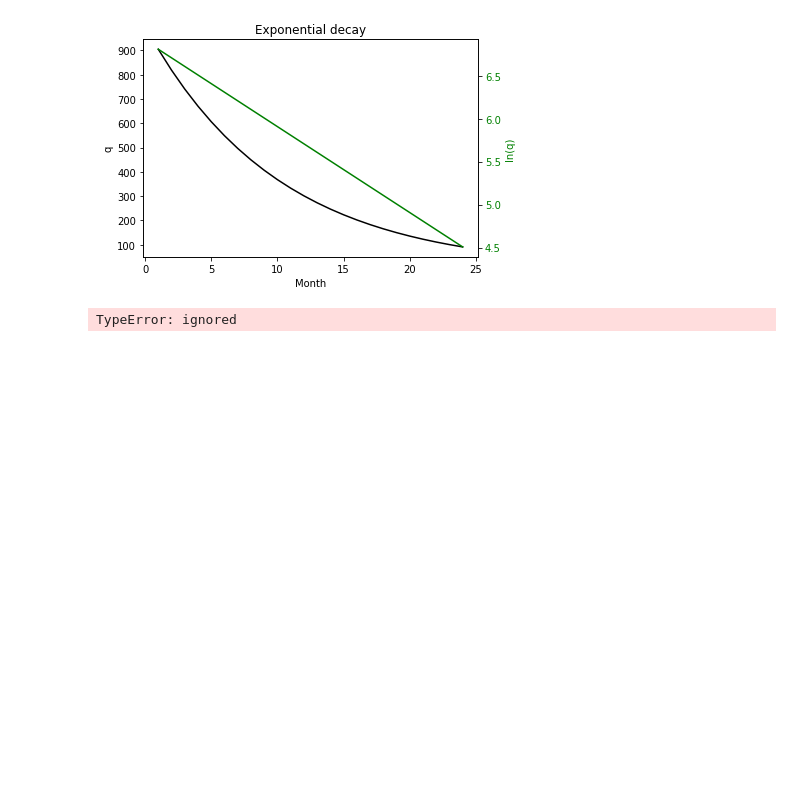
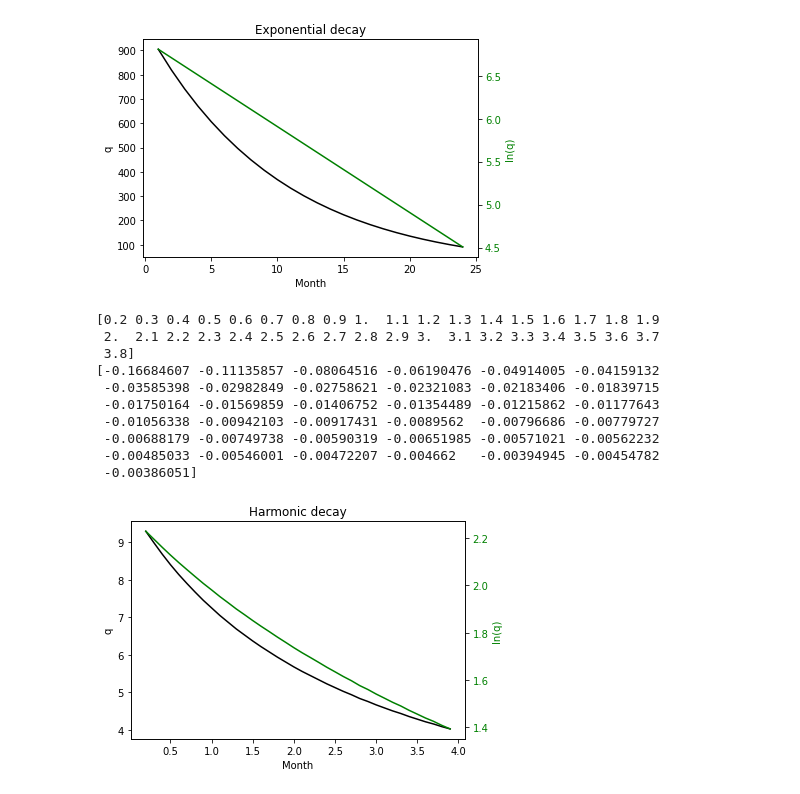
Before and after one commit to mm002a/JupyterNotebooks-V0.0, a Jupyter notebook: DeclineCurves.ipynb, the cells around one changed output. Saved outputs shown, nothing was run; the diff lists cells and outputs as text; code cells hidden in the pictures; blank space fills up the shorter version.

```diff
--- a/DeclineCurves.ipynb
+++ b/DeclineCurves.ipynb
@@ -88,37 +88,60 @@ q:  [904.84, 818.73, 740.82, 670.32, 606.53, 548.81, 496.59, 449.33, 406.57, 367
 # %%
 import numpy as np
 import matplotlib.pyplot as plt
 from array import array
 #Harmonic decay Table 8-2 from https://faculty.ksu.edu.sa/sites/default/files/Production Decline Analysis.pdf
-q = [9.29, 0.30, 8.98, 0.40, 8.68, 0.50, 8.40, 0.60, 8.14, 0.70, 7.90, 0.80, 7.67, 0.90, 7.45, 1.00, 7.25, 1.10, 7.05, 1.20, 6.87, 1.30, 6.69, 1.40, 6.53,
-     1.50, 6.37, 1.60, 6.22, 1.70, 6.08, 1.80, 5.94, 1.90, 5.81, 2.00, 5.68,
-     2.10, 5.56, 2.20, 5.45, 2.30, 5.34, 2.40, 5.23, 2.50, 5.13, 2.60, 5.03, 2.70, 4.94, 2.80, 4.84]
-q2 =[4.76, 4.67, 4.59, 4.51, 4.44, 4.36, 4.29, 4.22, 4.16, 4.09, 4.03]
-ind = array(1,list((range(2,39,2))))
-print("ind: ",ind)
-print("q: ",q)
-print(q[ind])
-x = list(range(1,25))
+#Just typing data!q = [9.29, 0.30, 8.98, 0.40, 8.68, 0.50, 8.40, 0.60, 8.14, 0.70, 7.90, 0.80, 7.67, 0.90, 7.45, 1.00, 7.25, 1.10, 7.05, 1.20, 6.87, 1.30, 6.69, 1.40, 6.53,
+#     1.50, 6.37, 1.60, 6.22, 1.70, 6.08, 1.80, 5.94, 1.90, 5.81, 2.00, 5.68,
+#     2.10, 5.56, 2.20, 5.45, 2.30, 5.34, 2.40, 5.23, 2.50, 5.13, 2.60, 5.03, 2.70, 4.94, 2.80, 4.84]
+#print("q: ",q)
+#q1 = q[0:54:2]
+#print("q1: ",q1)
+#q2 =[4.76, 4.67, 4.59, 4.51, 4.44, 4.36, 4.29, 4.22, 4.16, 4.09, 4.03]
+#qall = np.append(q1,q2)
+#print("qall: ",qall)
+#
+qall = [9.29, 8.98, 8.68, 8.4, 8.14, 7.9, 7.67, 7.45, 7.25, 7.05, 6.87, 6.69, 6.53, 6.37, 6.22, 6.08, 5.94, 5.81, 5.68,
+        5.56, 5.45, 5.34, 5.23, 5.13, 5.03, 4.94, 4.84, 4.76, 4.67, 4.59, 4.51, 4.44, 4.36, 4.29, 4.22, 4.16, 4.09, 4.03]
+x = np.arange(0.2, 4.0, 0.1)
+#print("x: ",x)
 #https://pythonguides.com/matplotlib-two-y-axes/
 fig, ax1 = plt.subplots()
 
 ax1.set_title('Harmonic decay')
 ax1.set_xlabel('Month')
 ax1.set_ylabel('q', color = 'black')
-plot_1 = ax1.plot(x, q, color = 'black')
+plot_1 = ax1.plot(x, qall, color = 'black')
 ax1.tick_params(axis ='y', labelcolor = 'black')
 
 # Adding Twin Axes
 
 ax2 = ax1.twinx()
 
 ax2.set_ylabel('ln(q)', color = 'green')
-plot_2 = ax2.plot(x, np.log(q), color = 'green')
+#
+xt = np.arange(0.2, 3.9, 0.1)
+print(xt)
+Dq = np.zeros(37)
+for i in range(37):
+    Dq[i] = (qall[i+1]-qall[i])/(qall[i]*xt[i])
+print(Dq)
+#
+plot_2 = ax2.plot(x, np.log(qall), color = 'green')
 ax2.tick_params(axis ='y', labelcolor = 'green')
 
 # Show plot
 
 plt.show()
 #
 # %% [output]
-TypeError: ignored
+[0.2 0.3 0.4 0.5 0.6 0.7 0.8 0.9 1.  1.1 1.2 1.3 1.4 1.5 1.6 1.7 1.8 1.9
+ 2.  2.1 2.2 2.3 2.4 2.5 2.6 2.7 2.8 2.9 3.  3.1 3.2 3.3 3.4 3.5 3.6 3.7
+ 3.8]
+[-0.16684607 -0.11135857 -0.08064516 -0.06190476 -0.04914005 -0.04159132
+ -0.03585398 -0.02982849 -0.02758621 -0.02321083 -0.02183406 -0.01839715
+ -0.01750164 -0.01569859 -0.01406752 -0.01354489 -0.01215862 -0.01177643
+ -0.01056338 -0.00942103 -0.00917431 -0.0089562  -0.00796686 -0.00779727
+ -0.00688179 -0.00749738 -0.00590319 -0.00651985 -0.00571021 -0.00562232
+ -0.00485033 -0.00546001 -0.00472207 -0.004662   -0.00394945 -0.00454782
+ -0.00386051]
+[figure, added]
```
